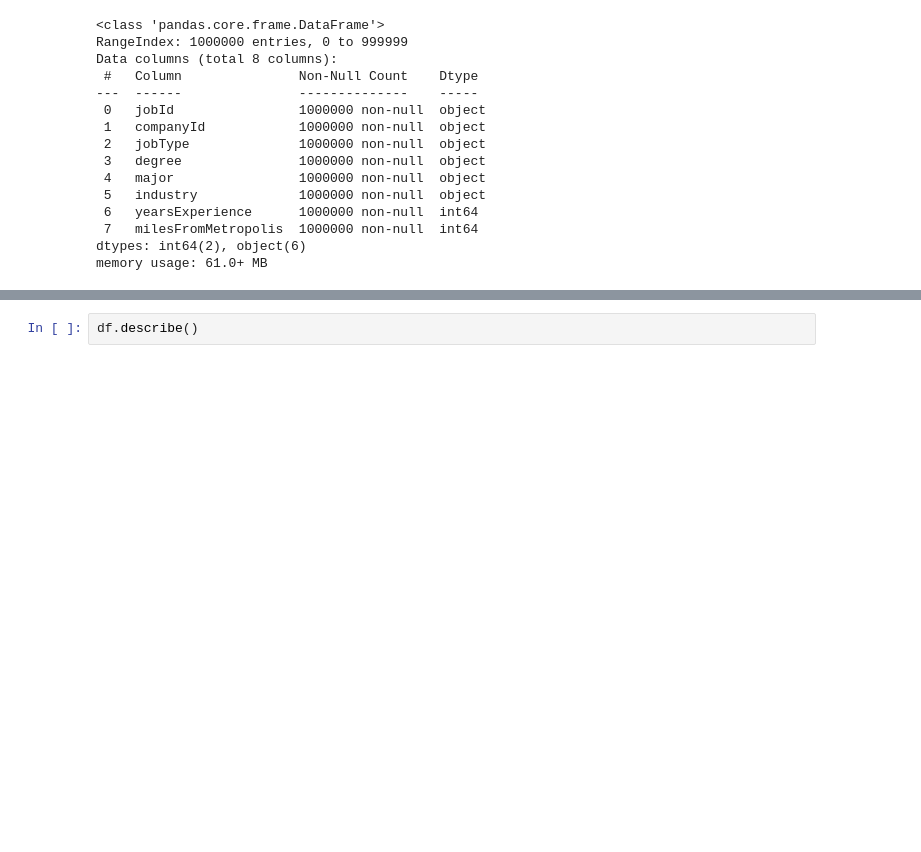
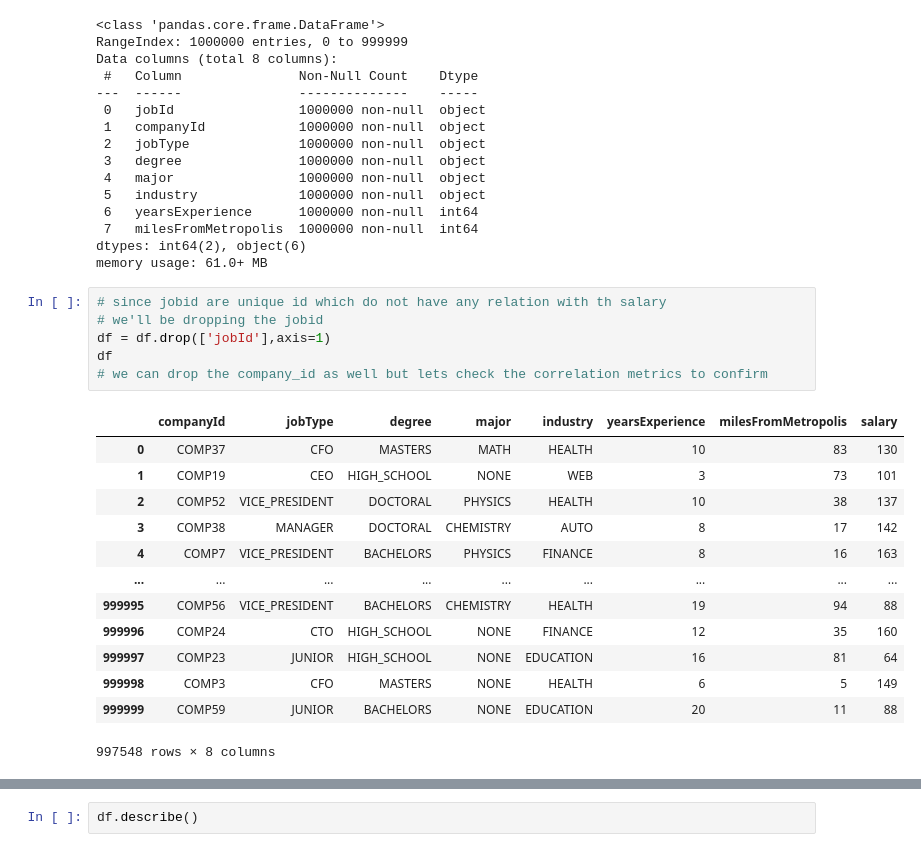
Before and after one commit to Kiran0R0Patil/ai-robotics-employee-salary-insights-and-predictions, a Jupyter notebook: employee-salary-insights-and-predictions.ipynb, the cells around one changed output, grey strips where cells are left out. Drawn from its saved outputs; the diff is of its cells as text; blank space fills up the shorter version.

```diff
--- a/employee-salary-insights-and-predictions.ipynb
+++ b/employee-salary-insights-and-predictions.ipynb
@@ -219,3 +219,23 @@ Data columns (total 8 columns):
  7   milesFromMetropolis  1000000 non-null  int64
 dtypes: int64(2), object(6)
 memory usage: 61.0+ MB
+# %%
+# since jobid are unique id which do not have any relation with th salary
+# we'll be dropping the jobid
+df = df.drop(['jobId'],axis=1)
+df
+# we can drop the company_id as well but lets check the correlation metrics to confirm
+# %% [output]
+|  | companyId | jobType | degree | major | industry | yearsExperience | milesFromMetropolis | salary |
+| 0 | COMP37 | CFO | MASTERS | MATH | HEALTH | 10 | 83 | 130 |
+| 1 | COMP19 | CEO | HIGH_SCHOOL | NONE | WEB | 3 | 73 | 101 |
+| 2 | COMP52 | VICE_PRESIDENT | DOCTORAL | PHYSICS | HEALTH | 10 | 38 | 137 |
+| 3 | COMP38 | MANAGER | DOCTORAL | CHEMISTRY | AUTO | 8 | 17 | 142 |
+| 4 | COMP7 | VICE_PRESIDENT | BACHELORS | PHYSICS | FINANCE | 8 | 16 | 163 |
+| ... | ... | ... | ... | ... | ... | ... | ... | ... |
+| 999995 | COMP56 | VICE_PRESIDENT | BACHELORS | CHEMISTRY | HEALTH | 19 | 94 | 88 |
+| 999996 | COMP24 | CTO | HIGH_SCHOOL | NONE | FINANCE | 12 | 35 | 160 |
+| 999997 | COMP23 | JUNIOR | HIGH_SCHOOL | NONE | EDUCATION | 16 | 81 | 64 |
+| 999998 | COMP3 | CFO | MASTERS | NONE | HEALTH | 6 | 5 | 149 |
+| 999999 | COMP59 | JUNIOR | BACHELORS | NONE | EDUCATION | 20 | 11 | 88 |
+997548 rows × 8 columns
```
Also changed, not shown: parts of 12 cells of this notebook.
